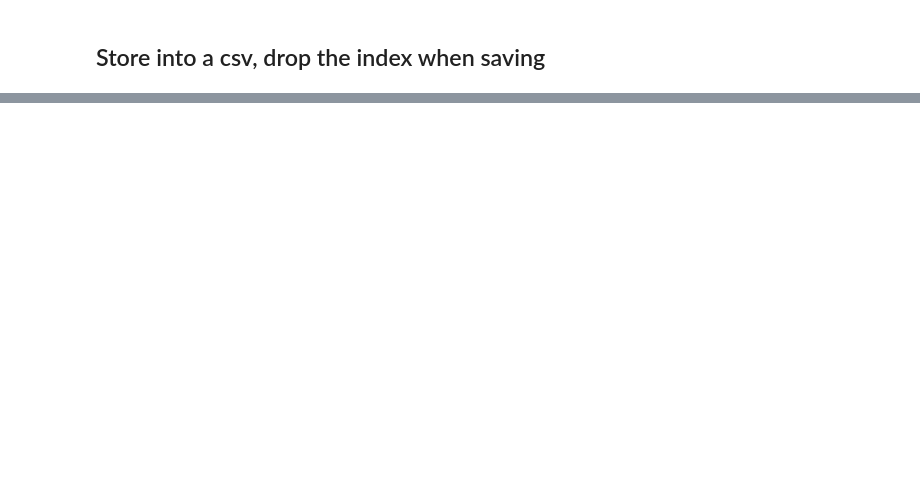
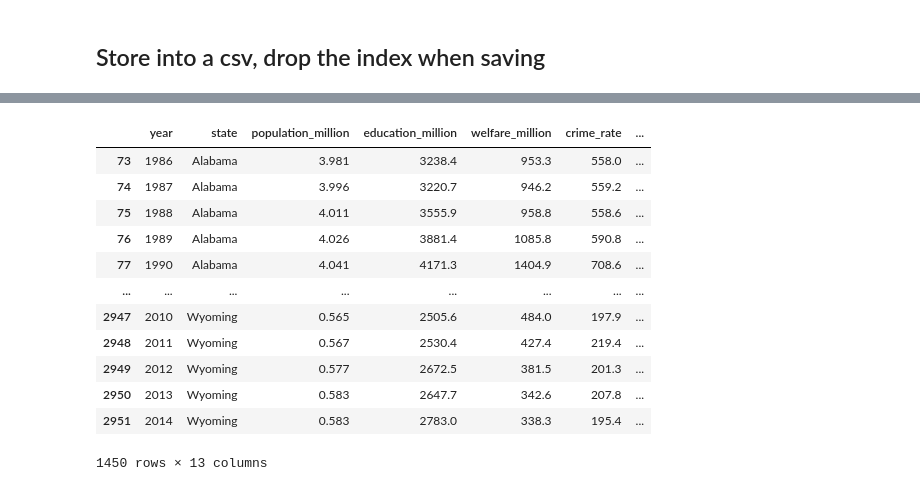
Before and after one commit to taytaka/Poverty_and_Minimum_Wage, a Jupyter notebook: ETL_merge_all_csv_files.ipynb, the cells around one changed output, grey strips where cells are left out. Saved outputs shown, nothing was run; the diff lists cells and outputs as text; code cells hidden in the pictures; blank space fills up the shorter version.

```diff
--- a/ETL_merge_all_csv_files.ipynb
+++ b/ETL_merge_all_csv_files.ipynb
@@ -505,0 +799,16 @@ dataset_df.to_csv('Resources/dataset.csv', index = False, index_label=False)
+# %%
+dataset_na_dropped_df
+# %% [output]
+|  | year | state | population_million | education_million | welfare_million | crime_rate | ... |
+| 73 | 1986 | Alabama | 3.981 | 3238.4 | 953.3 | 558.0 | ... |
+| 74 | 1987 | Alabama | 3.996 | 3220.7 | 946.2 | 559.2 | ... |
+| 75 | 1988 | Alabama | 4.011 | 3555.9 | 958.8 | 558.6 | ... |
+| 76 | 1989 | Alabama | 4.026 | 3881.4 | 1085.8 | 590.8 | ... |
+| 77 | 1990 | Alabama | 4.041 | 4171.3 | 1404.9 | 708.6 | ... |
+| ... | ... | ... | ... | ... | ... | ... | ... |
+| 2947 | 2010 | Wyoming | 0.565 | 2505.6 | 484.0 | 197.9 | ... |
+| 2948 | 2011 | Wyoming | 0.567 | 2530.4 | 427.4 | 219.4 | ... |
+| 2949 | 2012 | Wyoming | 0.577 | 2672.5 | 381.5 | 201.3 | ... |
+| 2950 | 2013 | Wyoming | 0.583 | 2647.7 | 342.6 | 207.8 | ... |
+| 2951 | 2014 | Wyoming | 0.583 | 2783.0 | 338.3 | 195.4 | ... |
+1450 rows × 13 columns
```
Also changed, not shown: parts of 27 cells of this notebook, 1 other file.
